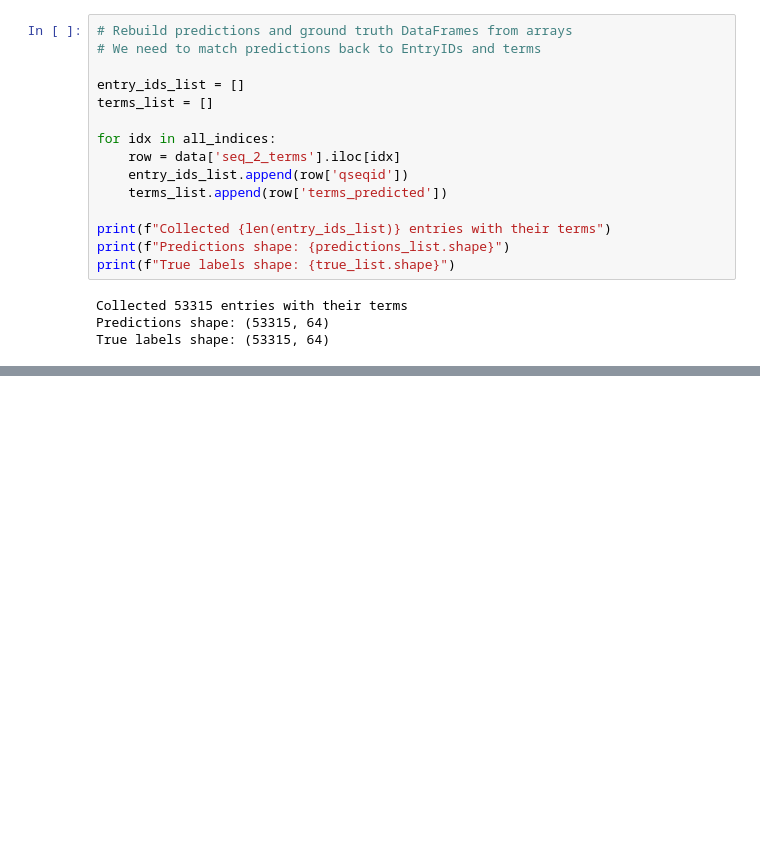
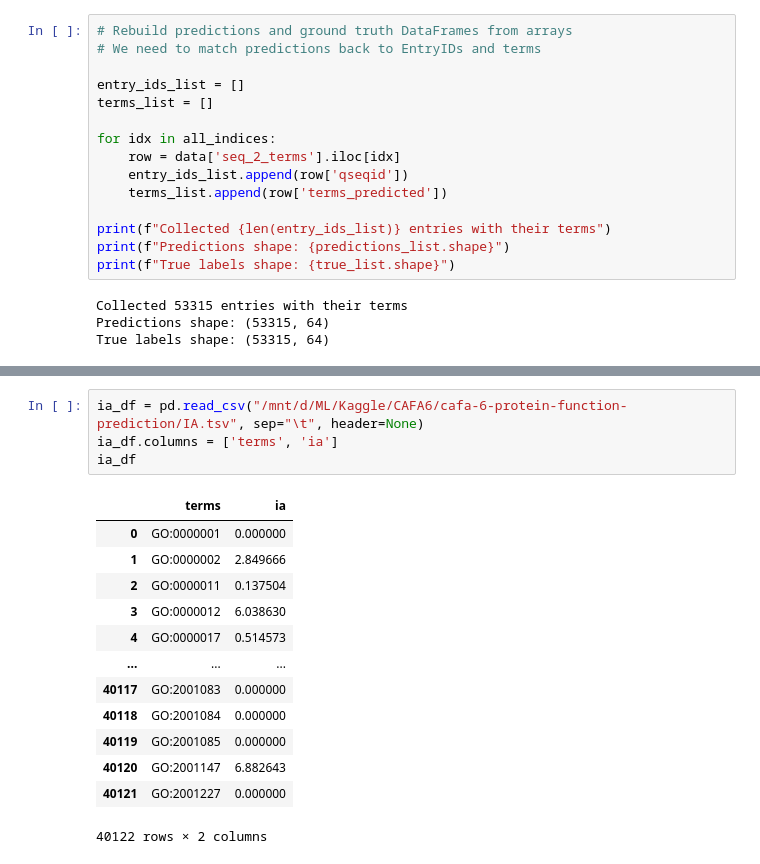
Before and after one commit to tnshp/CAFA6_embeds_model, a Jupyter notebook: test_model.ipynb, the cells around one changed output, grey strips where cells are left out. Cells and saved outputs as stored; diff of their text form; blank space fills up the shorter version.

```diff
--- a/test_model.ipynb
+++ b/test_model.ipynb
@@ -346,2 +573,20 @@ Unique proteins in ground truth: 49339
+# %%
+ia_df = pd.read_csv("/mnt/d/ML/Kaggle/CAFA6/cafa-6-protein-function-prediction/IA.tsv", sep="\t", header=None)
+ia_df.columns = ['terms', 'ia']
+ia_df
+# %% [output]
+|  | terms | ia |
+| 0 | GO:0000001 | 0.000000 |
+| 1 | GO:0000002 | 2.849666 |
+| 2 | GO:0000011 | 0.137504 |
+| 3 | GO:0000012 | 6.038630 |
+| 4 | GO:0000017 | 0.514573 |
+| ... | ... | ... |
+| 40117 | GO:2001083 | 0.000000 |
+| 40118 | GO:2001084 | 0.000000 |
+| 40119 | GO:2001085 | 0.000000 |
+| 40120 | GO:2001147 | 6.882643 |
+| 40121 | GO:2001227 | 0.000000 |
+40122 rows × 2 columns
 # %%
 # Compute F-max function (adapted from test.py)
```
Also changed, not shown: parts of 14 cells of this notebook, 11 other files.
